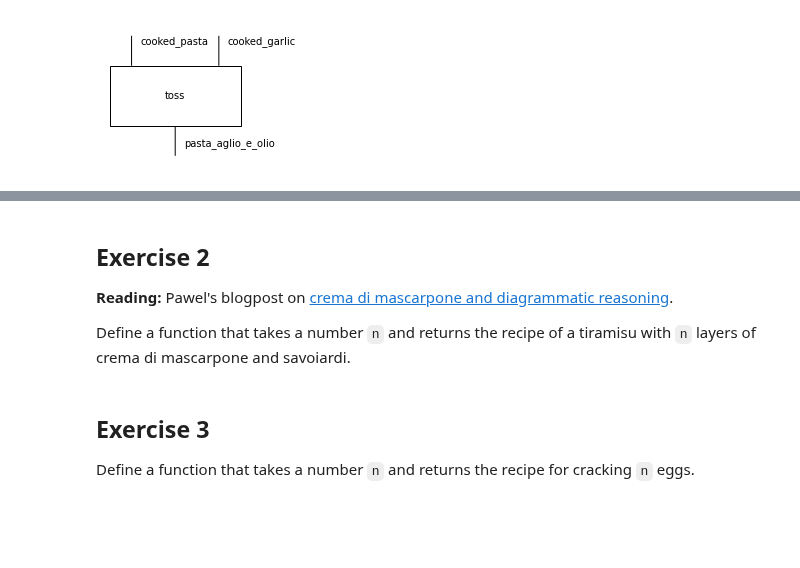
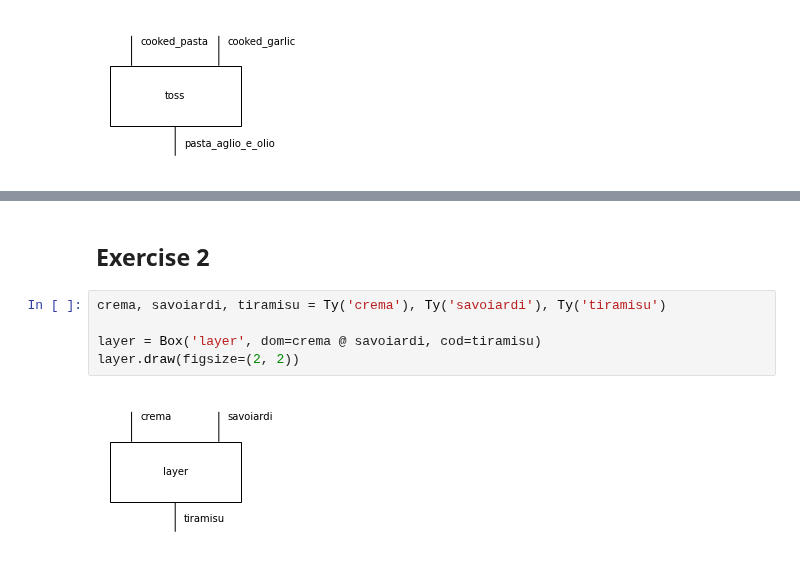
Before and after one commit to CDL-Quantum/CohortProject_2021, a Jupyter notebook: Week4_NLP/notebooks/task1-exercises.ipynb, the cells around one changed output, grey strips where cells are left out. Drawn from its saved outputs; the diff is of its cells as text; blank space fills up the shorter version.

Commit message:
Updated Task 1 exercises

```diff
--- a/Week4_NLP/notebooks/task1-exercises.ipynb
+++ b/Week4_NLP/notebooks/task1-exercises.ipynb
@@ -61,10 +62,9 @@ recipe.draw()
-# %% [markdown]
-## **Exercise 2**
-
-**Reading:** Pawel's blogpost on [crema di mascarpone and diagrammatic reasoning](https://graphicallinearalgebra.net/2015/05/06/crema-di-mascarpone-rules-of-the-game-part-2-and-diagrammatic-reasoning/).
-
-Define a function that takes a number `n` and returns the recipe of a tiramisu with `n` layers of crema di mascarpone and savoiardi.
-# %% [markdown]
-## **Exercise 3**
-
-Define a function that takes a number `n` and returns the recipe for cracking `n` eggs.
+# %% [markdown]
+## **Exercise 2**
+# %%
+crema, savoiardi, tiramisu = Ty('crema'), Ty('savoiardi'), Ty('tiramisu')
+
+layer = Box('layer', dom=crema @ savoiardi, cod=tiramisu)
+layer.draw(figsize=(2, 2))
+# %% [output]
+[figure, added]
```
Also changed, not shown: parts of 17 cells of this notebook, 1 other file.
